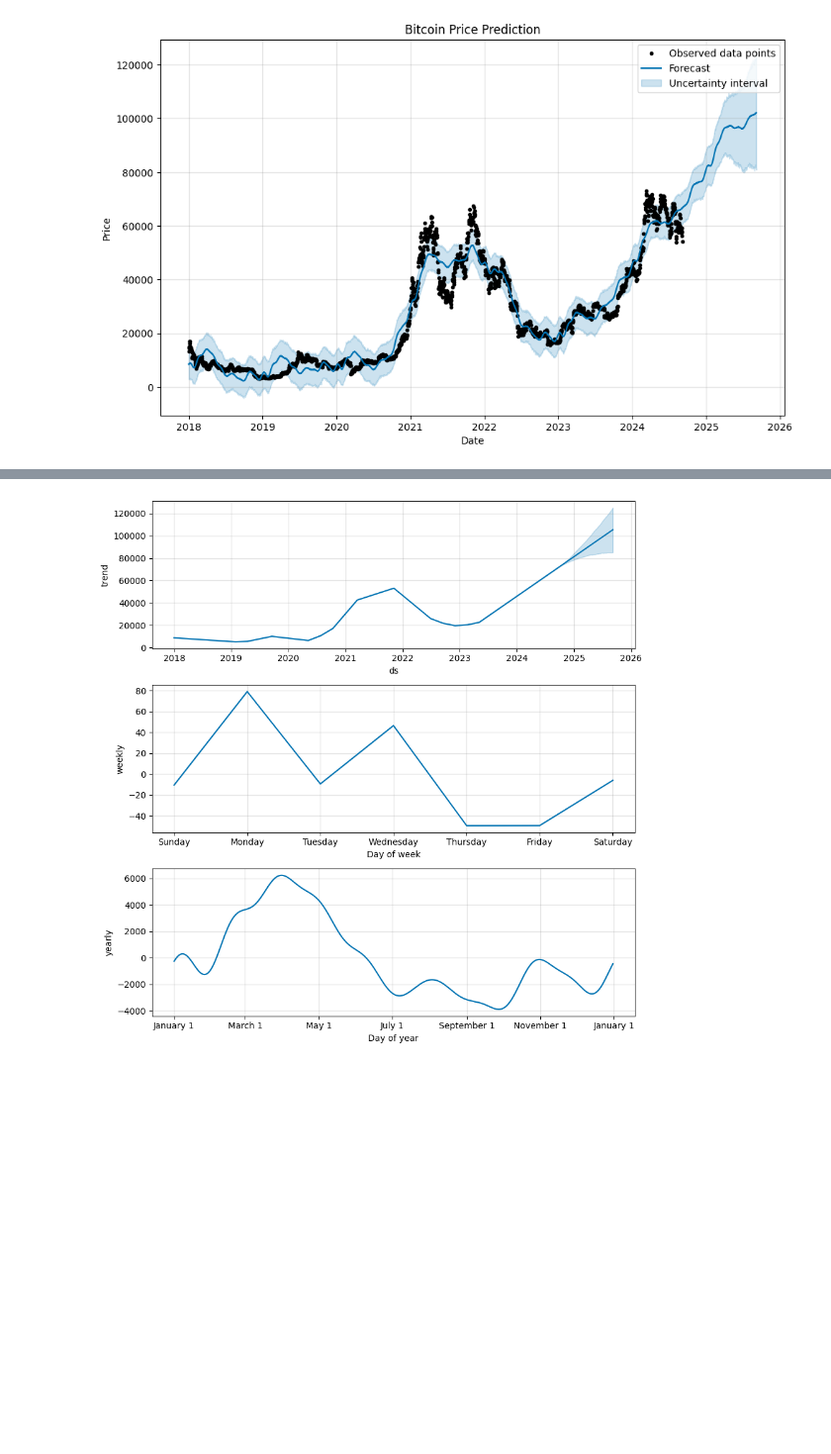
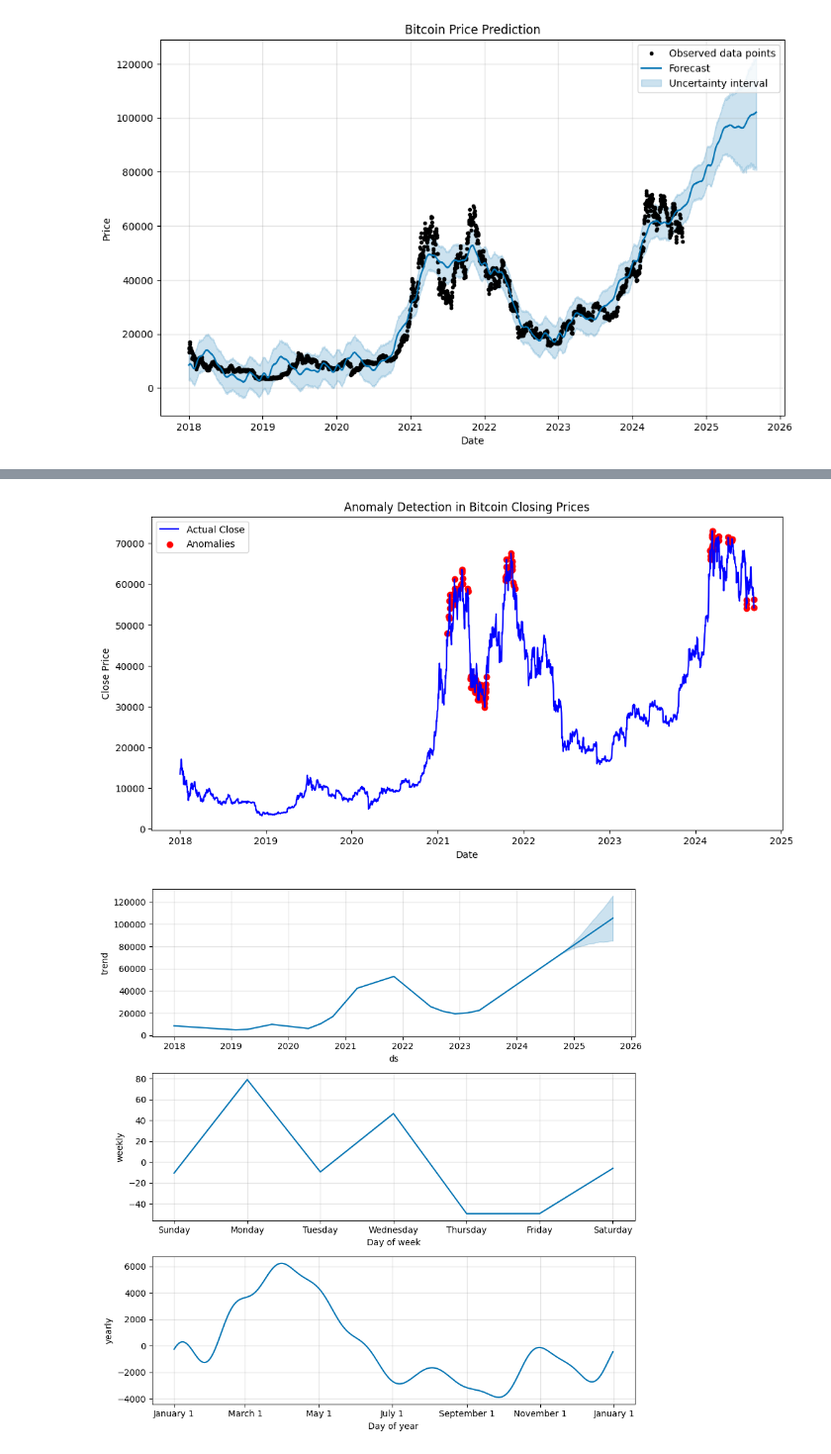
Before and after one commit to vanezp01/datalabs, a Jupyter notebook: forecast-bitcoin-future-price.ipynb, the cells around one changed output, grey strips where cells are left out. Shown: that part at 99% size. Saved outputs shown, nothing was run; the diff lists cells and outputs as text; code cells hidden in the pictures; blank space fills up the shorter version.

```diff
--- a/forecast-bitcoin-future-price.ipynb
+++ b/forecast-bitcoin-future-price.ipynb
@@ -118,3 +135,21 @@ forecast[['ds','yhat', 'yhat_upper','yhat_lower']].tail()
+# %%
+# Use 2 standard deviations threshold to flag anomalies
+threshold = 2 * btc_data['residuals'].std()
+btc_data['is_anomaly'] = (btc_data['residuals'] > threshold) | (btc_data['residuals'] < -threshold)
+
+# Visualize Anomalies
+plt.figure(figsize=(12, 6))
+plt.plot(btc_data['ds'], btc_data['y'], label='Actual Close', color='blue')
+plt.scatter(btc_data[btc_data['is_anomaly']]['ds'],
+            btc_data[btc_data['is_anomaly']]['y'],
+            color='red', label='Anomalies')
+plt.title('Anomaly Detection in Bitcoin Closing Prices')
+plt.xlabel('Date')
+plt.ylabel('Close Price')
+plt.legend()
+plt.show()
+# %% [output]
+[figure, added]
 # %%
 # Visualize trends and seasonality components
 fig = model.plot_components(forecast)
```
Also changed, not shown: parts of 7 cells of this notebook.
